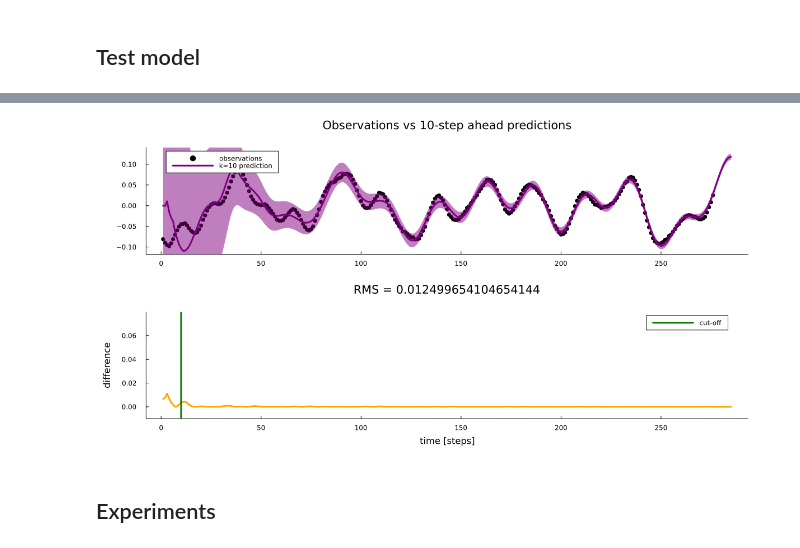
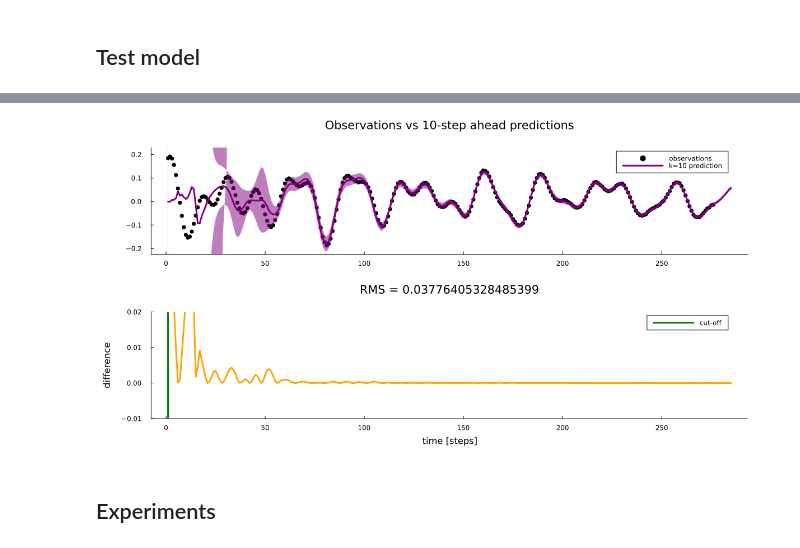
Before and after one commit to wmkouw/narx-efe, a Jupyter notebook: notebooks/NARX-EFE spendulum.ipynb, the cells around one changed output, grey strips where cells are left out. Saved outputs shown, nothing was run; the diff lists cells and outputs as text; code cells hidden in the pictures.

```diff
--- a/notebooks/NARX-EFE spendulum.ipynb
+++ b/notebooks/NARX-EFE spendulum.ipynb
@@ -49,7 +49,7 @@ tsteps = range(0.0, step=Δt, length=N)
 0.0:0.1:29.9
 # %%
 # Inputs
-A  = rand(10)*200 .- 100
+A  = rand(10)*300 .- 100
 Ω  = rand(10)*3
 controls = mean([A[i]*sin.(Ω[i].*tsteps) for i = 1:10]) ./ 10;
 # %%
@@ -129,20 +129,20 @@ plot(FE, xlabel="time", ylabel="F[q]")
 # %%
 limsb = [minimum(observations)*1.2, maximum(observations)*1.2]
 K = 10
 
 residuals = (observations[K:K+(N-T)-1] .- [py[k][1][K] for k in 1:(N-T)]).^2
-cutoff = 10
+cutoff = 1
 RMS = sqrt(mean((residuals[cutoff:end])))
 
 p1 = plot(title="Observations vs $K-step ahead predictions", ylims=limsb)
 scatter!(observations[K:N-T], color="black", label="observations")
 plot!([py[k][1][K] for k in 1:(N-T)], ribbon=[py[k][2][K] for k in 1:(N-T)], color="purple", label="k=$K prediction")
-p2 = plot(xlabel="time [steps]", ylims=(-0.01, 0.08))
+p2 = plot(xlabel="time [steps]", ylims=(-0.01, 0.02))
 plot!(residuals, title="RMS = $RMS", color="orange", ylabel="difference")
 vline!([cutoff], color="green", label="cut-off")
 plot(p1,p2,layout=grid(2,1), size=(1200,600),)
 # %% [output]
-[figure, old version]
+[figure, new version]
 # %% [markdown]
 ## Experiments
 # %%
```
Also changed, not shown: parts of 25 cells of this notebook, 5 other files.
